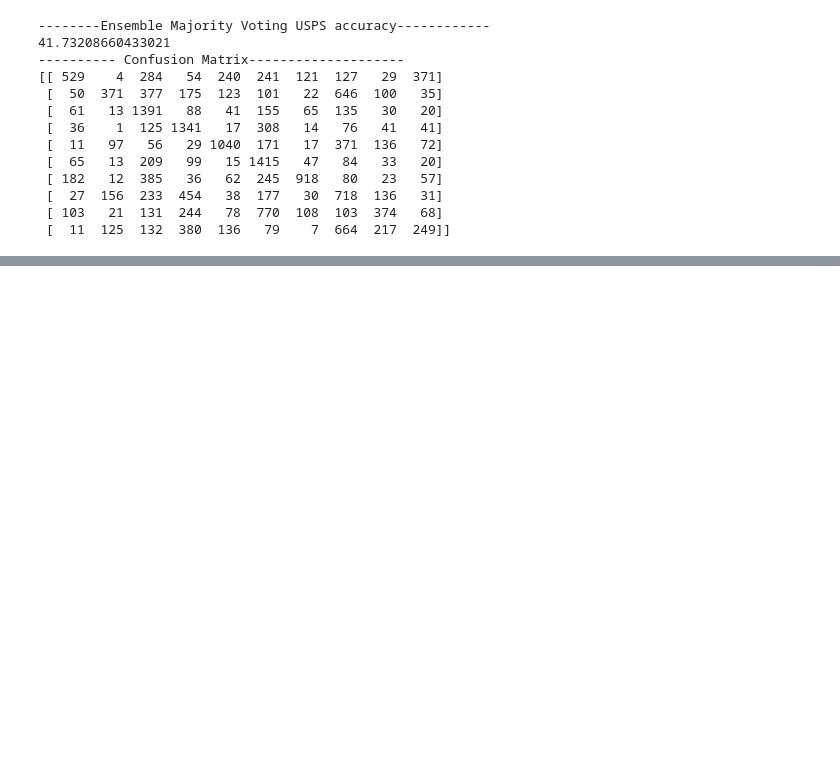
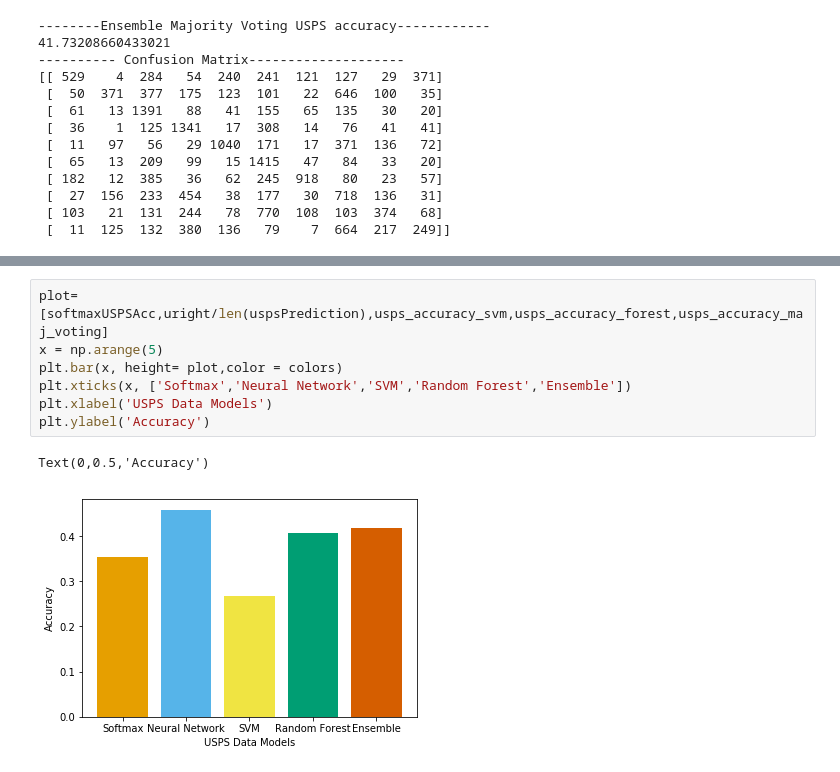
Before and after one commit to apurba5964/Machine-Learning3, a Jupyter notebook: main.ipynb, the cells around one changed output, grey strips where cells are left out. Drawn from its saved outputs; the diff is of its cells as text; blank space fills up the shorter version.

```diff
--- a/main.ipynb
+++ b/main.ipynb
@@ -592,0 +723,10 @@ print(confusion_matrix(USPS_Target, uspsMajorityVotedClass))
+# %%
+plot=[softmaxUSPSAcc,uright/len(uspsPrediction),usps_accuracy_svm,usps_accuracy_forest,usps_accuracy_maj_voting]
+x = np.arange(5)
+plt.bar(x, height= plot,color = colors)
+plt.xticks(x, ['Softmax','Neural Network','SVM','Random Forest','Ensemble'])
+plt.xlabel('USPS Data Models')
+plt.ylabel('Accuracy')
+# %% [output]
+Text(0,0.5,'Accuracy')
+[figure, added]
```
Also changed, not shown: parts of 7 cells of this notebook.
